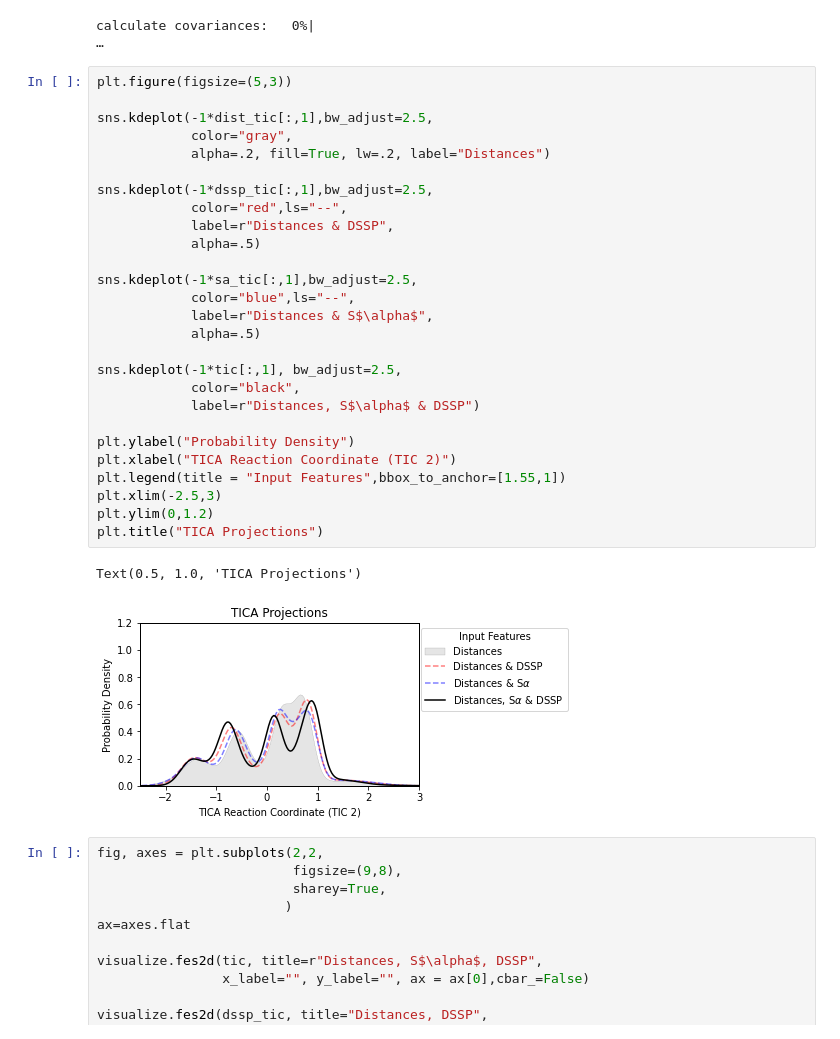
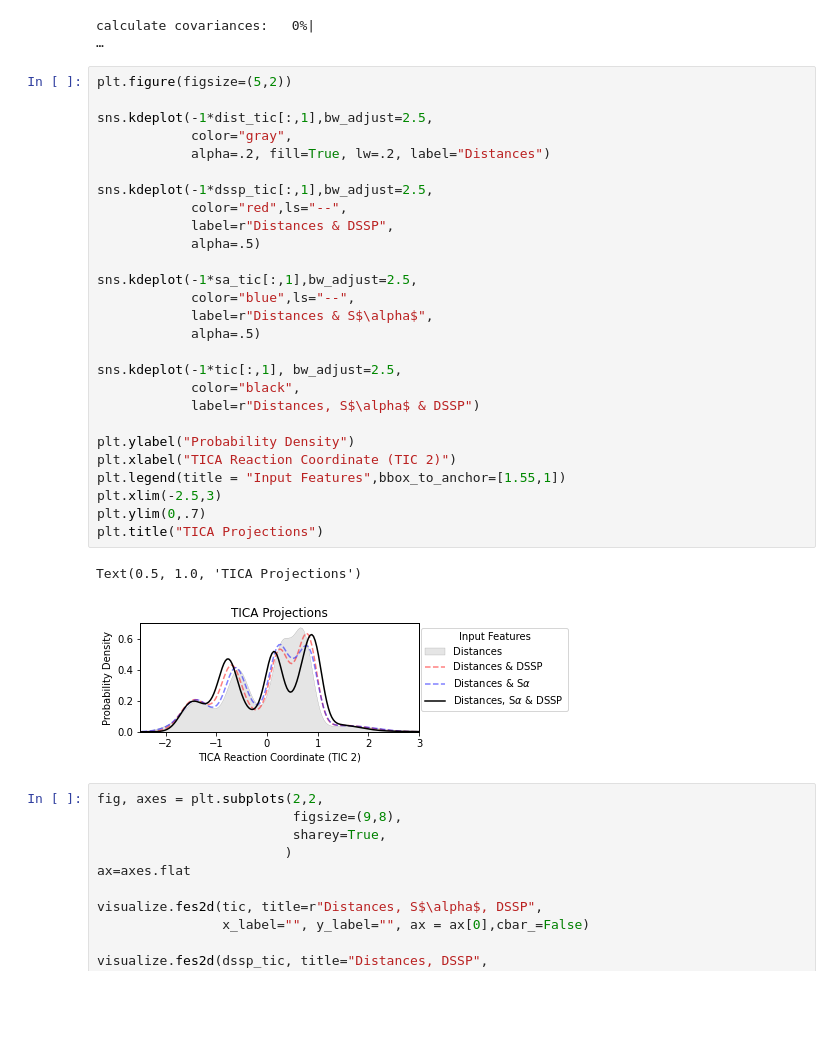
Before and after one commit to paulrobustelli/Sisk_NTAIL_DeepMSM_2023, a Jupyter notebook: reviewer_comments.ipynb, the cells around one changed output. Saved outputs shown, nothing was run; the diff lists cells and outputs as text; blank space fills up the shorter version.

```diff
--- a/reviewer_comments.ipynb
+++ b/reviewer_comments.ipynb
@@ -49,35 +49,35 @@ tic = pyemma.coordinates.tica(data=data.reshape(-1,51*21),
 calculate covariances:   0%|                                                                                  …
 calculate covariances:   0%|                                                                                  …
 # %%
-plt.figure(figsize=(5,3))
+plt.figure(figsize=(5,2))
 
 sns.kdeplot(-1*dist_tic[:,1],bw_adjust=2.5,
             color="gray",
             alpha=.2, fill=True, lw=.2, label="Distances")
 
 sns.kdeplot(-1*dssp_tic[:,1],bw_adjust=2.5,
             color="red",ls="--",
             label=r"Distances & DSSP",
             alpha=.5)
 
 sns.kdeplot(-1*sa_tic[:,1],bw_adjust=2.5,
             color="blue",ls="--",
             label=r"Distances & S$\alpha$",
             alpha=.5)
 
 sns.kdeplot(-1*tic[:,1], bw_adjust=2.5,
             color="black",
             label=r"Distances, S$\alpha$ & DSSP")
 
 plt.ylabel("Probability Density")
 plt.xlabel("TICA Reaction Coordinate (TIC 2)")
 plt.legend(title = "Input Features",bbox_to_anchor=[1.55,1])
 plt.xlim(-2.5,3)
-plt.ylim(0,1.2)
+plt.ylim(0,.7)
 plt.title("TICA Projections")
 # %% [output]
 Text(0.5, 1.0, 'TICA Projections')
-[figure, old version]
+[figure, new version]
 # %%
 fig, axes = plt.subplots(2,2,
                          figsize=(9,8),
```
